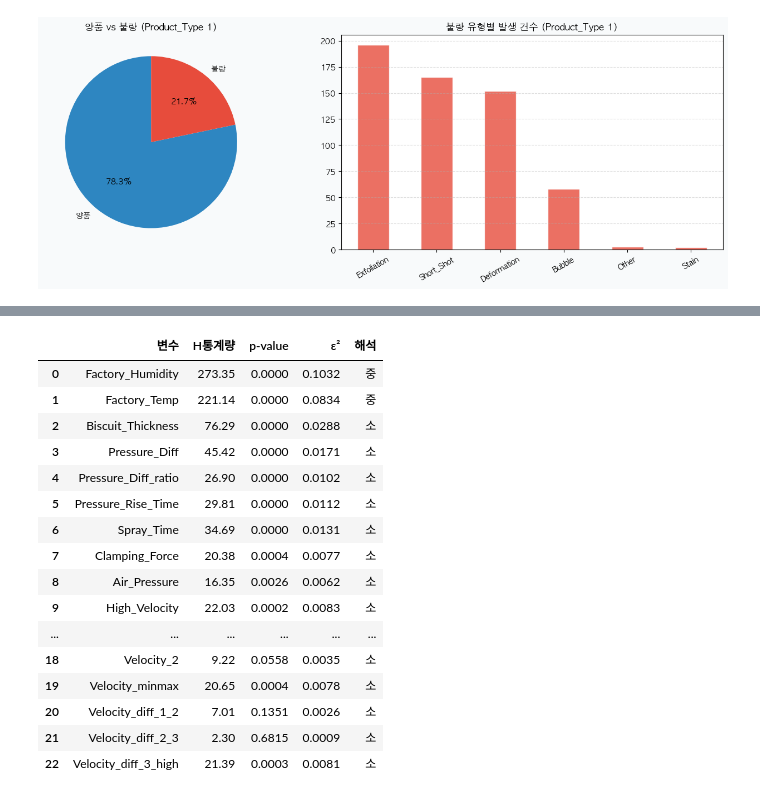
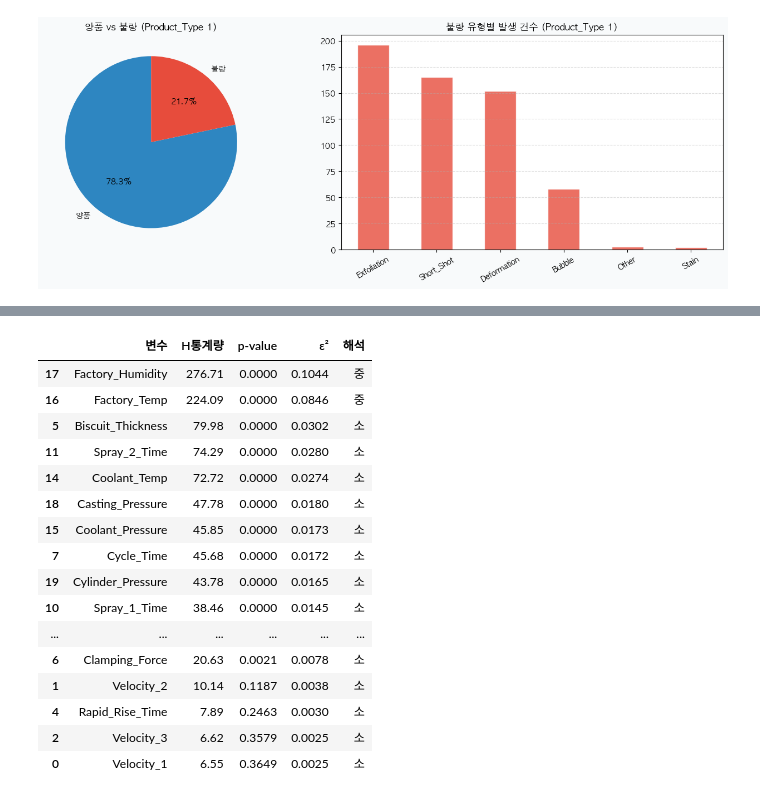
Before and after one commit to heeso0908/hotsix, a Jupyter notebook: notebooks/지소윤/통계.ipynb, the cells around one changed output, grey strips where cells are left out. Drawn from its saved outputs; the diff is of its cells as text; code cells hidden in the pictures.

```diff
--- a/notebooks/지소윤/통계.ipynb
+++ b/notebooks/지소윤/통계.ipynb
@@ -133,7 +138,8 @@ plt.show()
 # %%
 from scipy.stats import spearmanr
 
-exclude_cols = ['Defect_Status', 'Defect_Type', 'id', 'Product_Type']
+exclude_cols = ['Defect_Status', 'Defect_Type', 'id', 'Product_Type','Velocity_minmax', 'Velocity_diff_1_2',
+       'Velocity_diff_2_3', 'Velocity_diff_3_high', 'Pressure_Diff','Casting_Pressure','Cylinder_Pressure']
 
 results = []
 
@@ -176,31 +182,27 @@ display(spearman_df)
 from scipy import stats
 
 target_vars = [
-    # 기존
-    'Factory_Humidity',
-    'Factory_Temp',
+    'Velocity_1',
+    'Velocity_2',
+    'Velocity_3',
+    'High_Velocity',
+    'Rapid_Rise_Time',
     'Biscuit_Thickness',
-    'Pressure_Diff',
-    'Pressure_Diff_ratio',
+    'Clamping_Force',
+    'Cycle_Time',
     'Pressure_Rise_Time',
     'Spray_Time',
-    'Clamping_Force',
+    'Spray_1_Time',
+    'Spray_2_Time',
+    'Melting_Furnace_Temp',
     'Air_Pressure',
-    'High_Velocity',
+    'Coolant_Temp',
     'Coolant_Pressure',
-    # 새로 추가
-    'Spray_2_Time',
+    'Factory_Temp',
+    'Factory_Humidity',
     'Casting_Pressure',
     'Cylinder_Pressure',
-    'Cycle_Time',
-    'Melting_Furnace_Temp',
-    'Spray_1_Time',
-    'Coolant_Temp',
-    'Velocity_2',
-    'Velocity_minmax',
-    'Velocity_diff_1_2',
-    'Velocity_diff_2_3',
-    'Velocity_diff_3_high'
+    'Pressure_Diff_ratio'
 ]
 
 results = []
@@ -397,49 +399,50 @@ display(pd.DataFrame(results))
 # %%
 #---------------------
 # 5. 효과크기 계산 (Epsilon-squared)
 #---------------------
 
 from scipy.stats import kruskal
 
-defect_types = ['Exfoliation', 'Short_Shot', 'Deformation', 'Bubble', 'Normal']
+defect_types = ['Exfoliation', 'Short_Shot', 'Deformation', 'Bubble', 'Normal', 'Stain', 'Other']
 n_total = len(type1_df)
 
+target_vars_stat = [col for col in target_vars if col not in ['Defect_Status', 'Defect_Type']]
+
 results = []
-for col in target_vars:
+for col in target_vars_stat:
     groups = [type1_df[type1_df['Defect_Type'] == dt][col].dropna() for dt in defect_types]
     stat, p = kruskal(*groups)
 
-    # epsilon-squared = H / (n - 1) / (n + 1) * n
     eps_sq = stat / (n_total - 1)
 
     results.append({
         '변수': col,
         'H통계량': round(stat, 2),
         'p-value': round(p, 4),
         'ε²': round(eps_sq, 4),
         '해석': '대' if eps_sq >= 0.14 else '중' if eps_sq >= 0.06 else '소'
     })
 
 result_df = pd.DataFrame(results).sort_values('ε²', ascending=False)
-display(pd.DataFrame(results))
+display(result_df)
 # %% [output]
 |  | 변수 | H통계량 | p-value | ε² | 해석 |
-| 0 | Factory_Humidity | 273.35 | 0.0000 | 0.1032 | 중 |
-| 1 | Factory_Temp | 221.14 | 0.0000 | 0.0834 | 중 |
-| 2 | Biscuit_Thickness | 76.29 | 0.0000 | 0.0288 | 소 |
-| 3 | Pressure_Diff | 45.42 | 0.0000 | 0.0171 | 소 |
-| 4 | Pressure_Diff_ratio | 26.90 | 0.0000 | 0.0102 | 소 |
-| 5 | Pressure_Rise_Time | 29.81 | 0.0000 | 0.0112 | 소 |
-| 6 | Spray_Time | 34.69 | 0.0000 | 0.0131 | 소 |
-| 7 | Clamping_Force | 20.38 | 0.0004 | 0.0077 | 소 |
-| 8 | Air_Pressure | 16.35 | 0.0026 | 0.0062 | 소 |
-| 9 | High_Velocity | 22.03 | 0.0002 | 0.0083 | 소 |
+| 17 | Factory_Humidity | 276.71 | 0.0000 | 0.1044 | 중 |
+| 16 | Factory_Temp | 224.09 | 0.0000 | 0.0846 | 중 |
+| 5 | Biscuit_Thickness | 79.98 | 0.0000 | 0.0302 | 소 |
+| 11 | Spray_2_Time | 74.29 | 0.0000 | 0.0280 | 소 |
+| 14 | Coolant_Temp | 72.72 | 0.0000 | 0.0274 | 소 |
+| 18 | Casting_Pressure | 47.78 | 0.0000 | 0.0180 | 소 |
+| 15 | Coolant_Pressure | 45.85 | 0.0000 | 0.0173 | 소 |
+| 7 | Cycle_Time | 45.68 | 0.0000 | 0.0172 | 소 |
+| 19 | Cylinder_Pressure | 43.78 | 0.0000 | 0.0165 | 소 |
+| 10 | Spray_1_Time | 38.46 | 0.0000 | 0.0145 | 소 |
 | ... | ... | ... | ... | ... | ... |
-| 18 | Velocity_2 | 9.22 | 0.0558 | 0.0035 | 소 |
-| 19 | Velocity_minmax | 20.65 | 0.0004 | 0.0078 | 소 |
-| 20 | Velocity_diff_1_2 | 7.01 | 0.1351 | 0.0026 | 소 |
-| 21 | Velocity_diff_2_3 | 2.30 | 0.6815 | 0.0009 | 소 |
-| 22 | Velocity_diff_3_high | 21.39 | 0.0003 | 0.0081 | 소 |
+| 6 | Clamping_Force | 20.63 | 0.0021 | 0.0078 | 소 |
+| 1 | Velocity_2 | 10.14 | 0.1187 | 0.0038 | 소 |
+| 4 | Rapid_Rise_Time | 7.89 | 0.2463 | 0.0030 | 소 |
+| 2 | Velocity_3 | 6.62 | 0.3579 | 0.0025 | 소 |
+| 0 | Velocity_1 | 6.55 | 0.3649 | 0.0025 | 소 |
 # %%
 #---------------------
 # 6. 사후검정 (Dunn's Test)
```
Also changed, not shown: parts of 11 cells of this notebook, 1 other file.
